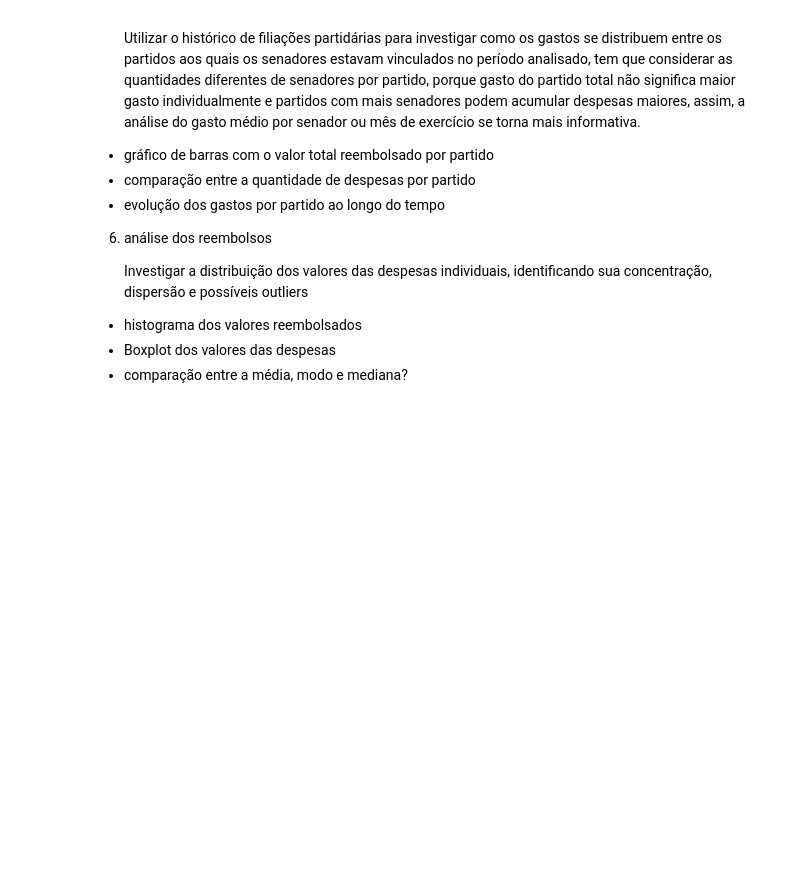
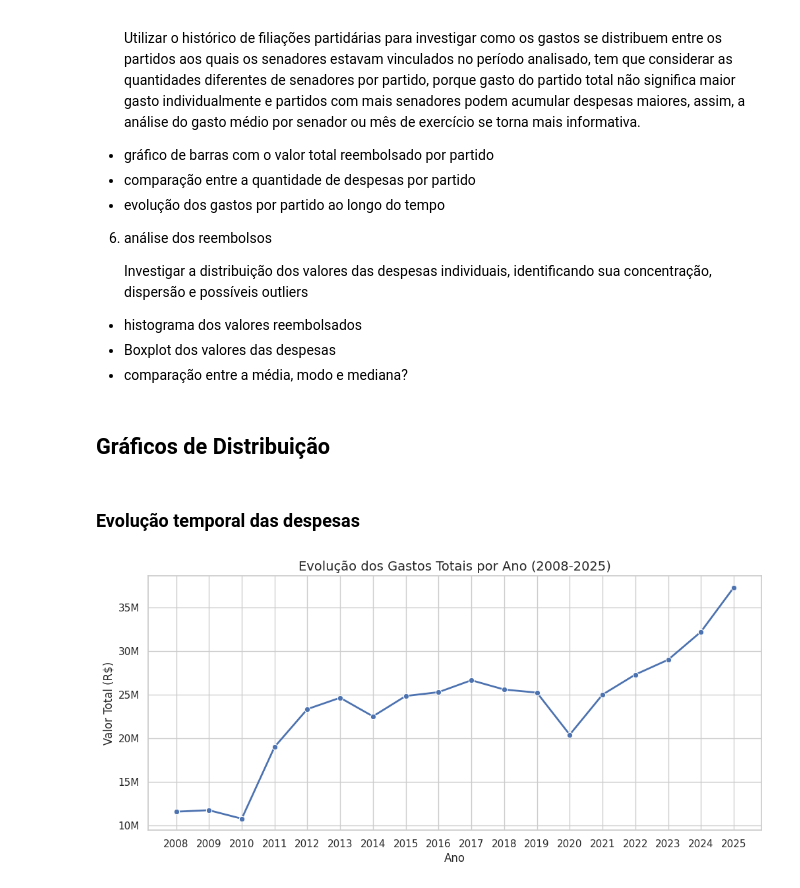
Before and after one commit to rafaalathais/analise-gasto-parlamentar, a Jupyter notebook: notebook_gasto_parlamentar.ipynb, the cells around one changed output. Saved outputs shown, nothing was run; the diff lists cells and outputs as text; code cells hidden in the pictures; blank space fills up the shorter version.

```diff
--- a/notebook_gasto_parlamentar.ipynb
+++ b/notebook_gasto_parlamentar.ipynb
@@ -706,3 +726,24 @@ A integração preservou os 382.061 registros de despesas. Após o tratamento da
 * histograma dos valores reembolsados
 * Boxplot dos valores das despesas
 * comparação entre a média, modo e mediana?
+# %% [markdown]
+## Gráficos de Distribuição
+# %% [markdown]
+### Evolução temporal das despesas
+# %%
+import matplotlib.pyplot as plt
+import seaborn as sns
+
+sns.set_theme(style="whitegrid")
+
+gastos_por_ano = despesas.groupby('ANO')['VALOR_REEMBOLSADO'].sum().reset_index()
+plt.figure(figsize=(12, 5))
+sns.lineplot(data=gastos_por_ano, x='ANO', y='VALOR_REEMBOLSADO', marker='o', color='b', linewidth=2)
+plt.title('Evolução dos Gastos Totais por Ano (2008-2025)', fontsize=14)
+plt.xlabel('Ano')
+plt.ylabel('Valor Total (R$)')
+plt.xticks(gastos_por_ano['ANO'])
+plt.gca().yaxis.set_major_formatter(plt.FuncFormatter(lambda x, loc: "{:,}M".format(int(x/1e6))))
+plt.show()
+# %% [output]
+[figure, added]
```
Also changed, not shown: parts of 47 cells of this notebook.
